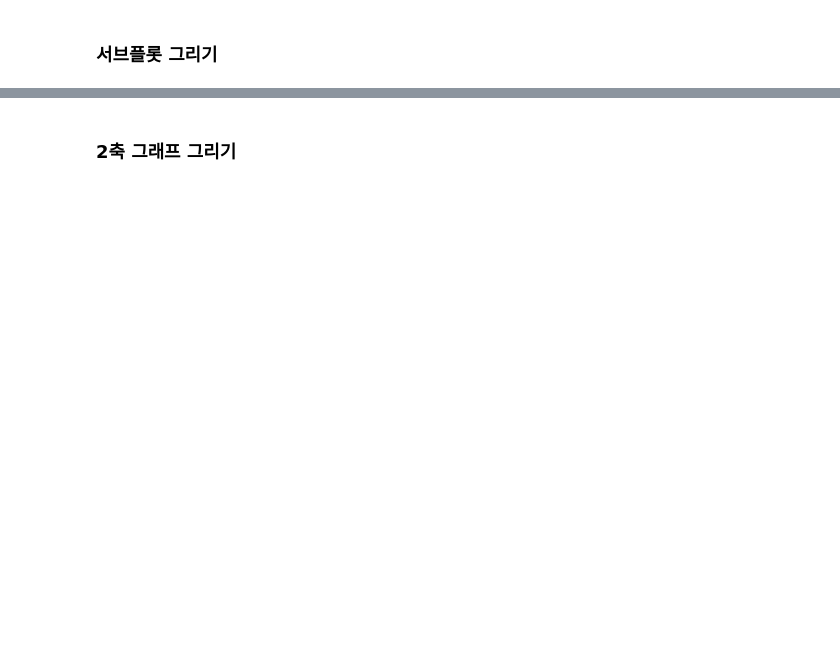
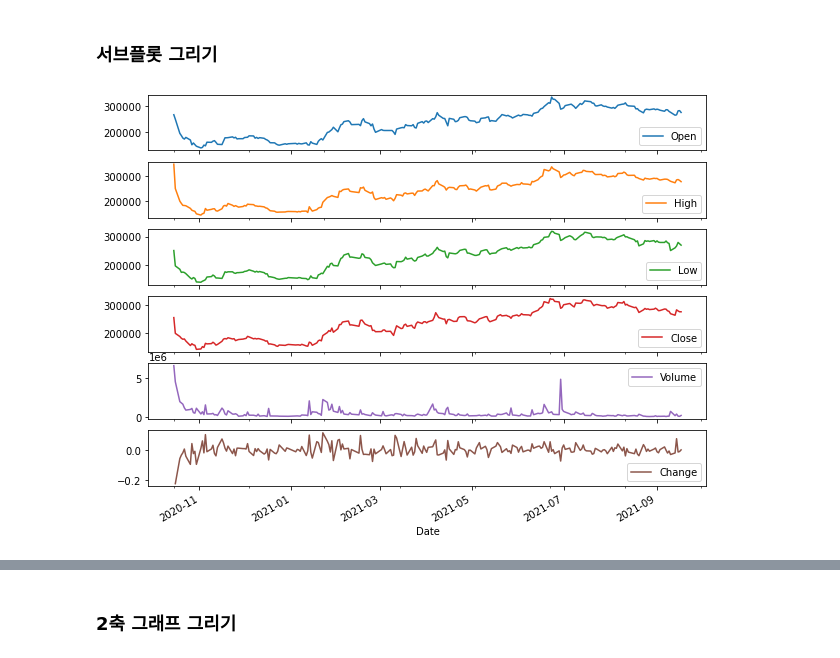
Before and after one commit to Bigdata92/finance-data-analysis-main, a Jupyter notebook: 3.1 FinanceDataReader를 통한 개별종목 수집하기-input.ipynb, the cells around one changed output, grey strips where cells are left out. Saved outputs shown, nothing was run; the diff lists cells and outputs as text; code cells hidden in the pictures; blank space fills up the shorter version.

```diff
--- a/3.1 FinanceDataReader를 통한 개별종목 수집하기-input.ipynb
+++ b/3.1 FinanceDataReader를 통한 개별종목 수집하기-input.ipynb
@@ -174,3 +226,6 @@ fdr.DataReader(item_code_by_item_name("삼성전자"))
 # %%
 # 수집한 종목의 선그래프를 Pandas 로 그립니다.
 # 스케일이 다르기 때문에 subplots를 사용해 그려봅니다.
+g = stock_daily.plot(subplots=True, figsize=(10,8))
+# %% [output]
+[figure, added]
```
Also changed, not shown: parts of 12 cells of this notebook.
